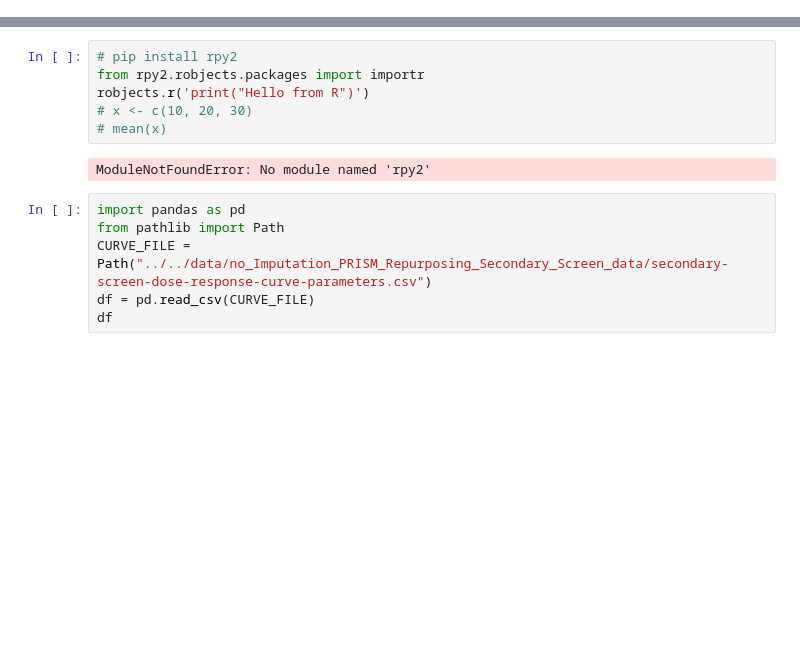
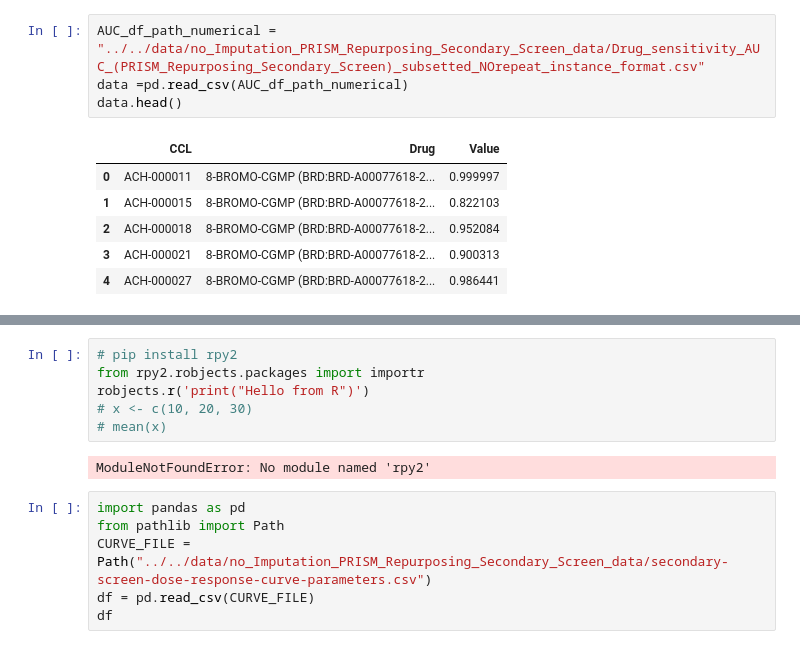
Before and after one commit to chiu-kai/ESPF_OMICS, a Jupyter notebook: utils/LOBICO .ipynb, the cells around one changed output, grey strips where cells are left out. Cells and saved outputs as stored; diff of their text form; blank space fills up the shorter version.

```diff
--- a/utils/LOBICO .ipynb
+++ b/utils/LOBICO .ipynb
@@ -0,0 +14,11 @@
+# %%
+AUC_df_path_numerical = "../../data/no_Imputation_PRISM_Repurposing_Secondary_Screen_data/Drug_sensitivity_AUC_(PRISM_Repurposing_Secondary_Screen)_subsetted_NOrepeat_instance_format.csv"
+data =pd.read_csv(AUC_df_path_numerical)
+data.head()
+# %% [output]
+|  | CCL | Drug | Value |
+| 0 | ACH-000011 | 8-BROMO-CGMP (BRD:BRD-A00077618-2... | 0.999997 |
+| 1 | ACH-000015 | 8-BROMO-CGMP (BRD:BRD-A00077618-2... | 0.822103 |
+| 2 | ACH-000018 | 8-BROMO-CGMP (BRD:BRD-A00077618-2... | 0.952084 |
+| 3 | ACH-000021 | 8-BROMO-CGMP (BRD:BRD-A00077618-2... | 0.900313 |
+| 4 | ACH-000027 | 8-BROMO-CGMP (BRD:BRD-A00077618-2... | 0.986441 |
```
Also changed, not shown: parts of 12 cells of this notebook, 18 other files.
